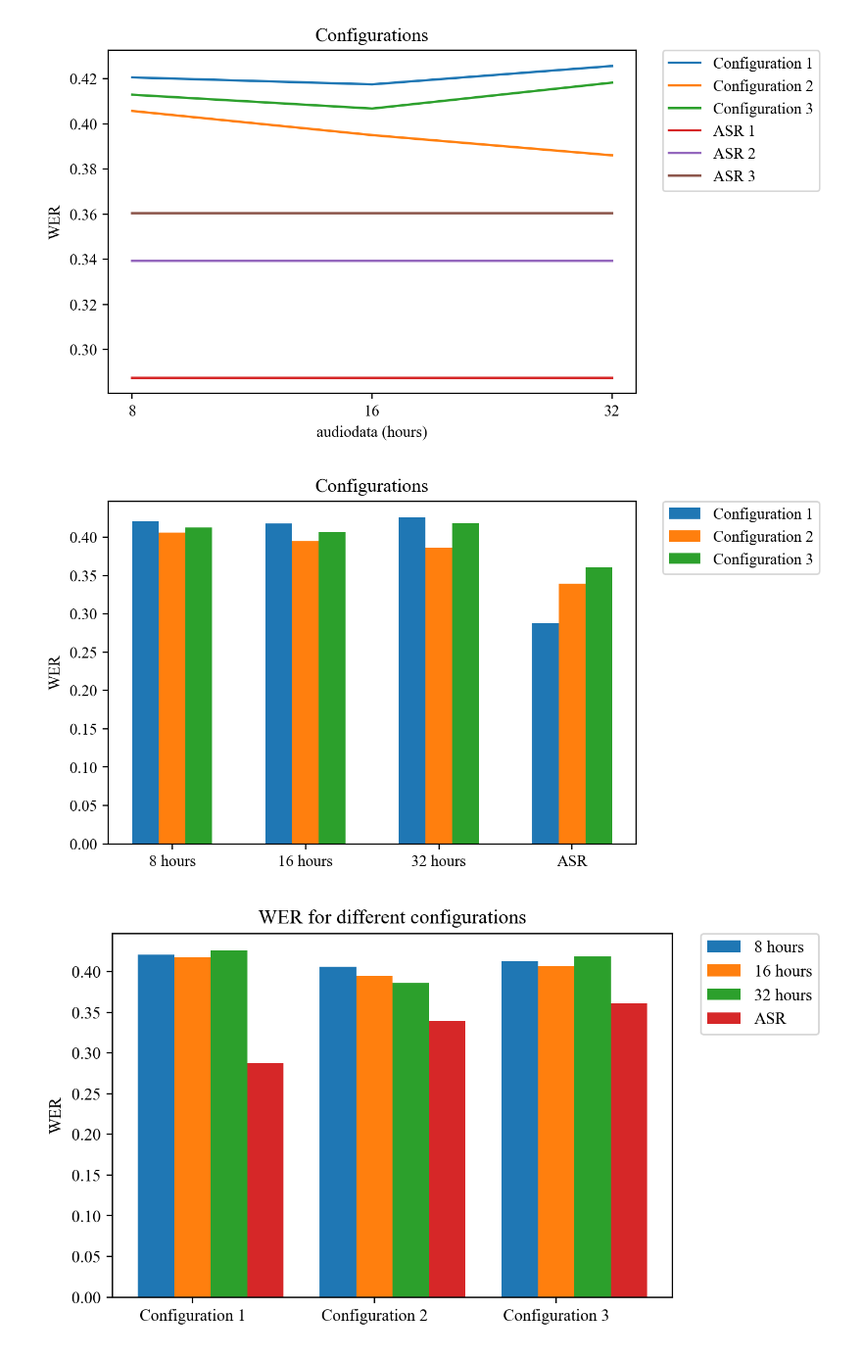
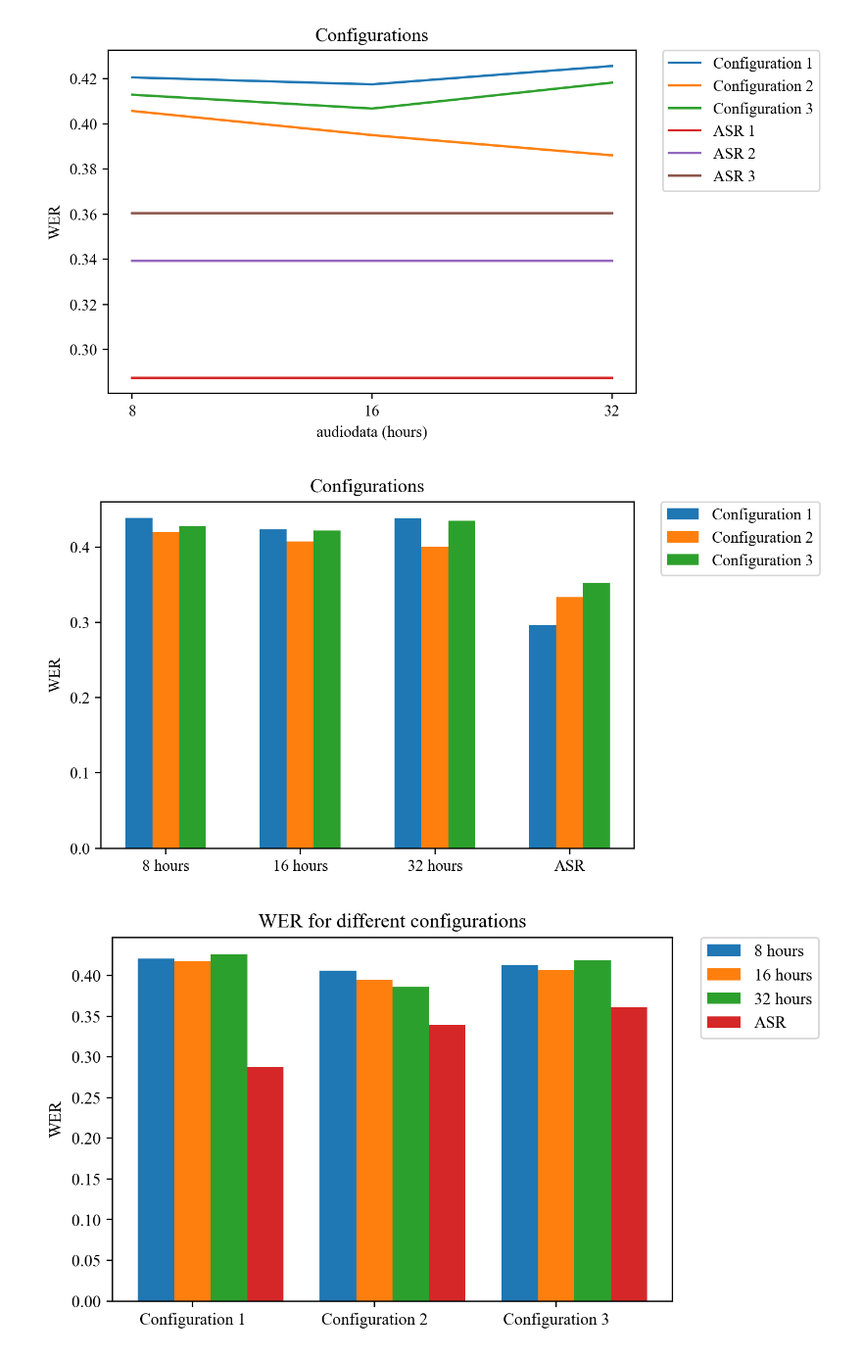
Before and after one commit to Thomaskolb/bsc-thesis, a Jupyter notebook: scripts/results/thesis-results.ipynb, the cells around one changed output. Shown at 98% size. Cells and saved outputs as stored; diff of their text form; code cells hidden in the pictures.

```diff
--- a/scripts/results/thesis-results.ipynb
+++ b/scripts/results/thesis-results.ipynb
@@ -63,34 +63,34 @@ plt.show()
 # %%
 # old garbage
 # data = {
 #         'Configuration 1': [0.4205669671663695, 0.41747871716981055, 0.42561384172120553, 0.2874460738421658], #0:50:32.936000
 #         'Configuration 2': [0.4056876739594236, 0.3949950689869304, 0.3860400177398728, 0.33927041341867675], #1:06:01.672000
 #         'Configuration 3': [0.4128892392107573, 0.4067541928500564, 0.41824517531907135, 0.36049485629530365] #1:00:00.798000
 #        }
 data = {
-        'Configuration 1': [], #0:50:32.936000
-        'Configuration 2': [], #1:06:01.672000
-        'Configuration 3': [] #1:00:00.798000
-
+        'Configuration 1': [0.4383145091225022, 0.4236895453229076, 0.4377353026353895, 0.2961193165363452], #0:50:32.936000
+        'Configuration 2': [0.41932579773932177, 0.4070221066319896, 0.40082024607382216, 0.3334000200060018], #1:06:01.672000
+        'Configuration 3': [0.42803638309256287, 0.42215088282504015, 0.4348849652220439, 0.35280898876404493] #1:00:00.798000
+        }
 labels = ['8 hours', '16 hours', '32 hours', 'ASR']
 colors = ['r', 'g', 'b']
 x = np.arange(len(labels))
 width = 0.2
 
 fig, ax = plt.subplots()
 
 for i, key in enumerate(data):
     offsets = x - width + (i*width)
     ax.bar(offsets, data[key], width, label=key)
 
 ax.set_ylabel('WER')
 ax.set_title('Configurations')
 ax.set_xticks(x, labels)
 ax.legend(bbox_to_anchor=(1.05, 1), loc='upper left', borderaxespad=0.)
 
 plt.show()
 # %% [output]
-[figure, old version]
+[figure, new version]
 # %%
 data = {
         '8 hours': [0.4205669671663695, 0.4056876739594236, 0.4128892392107573],
```
Also changed, not shown: parts of 6 cells of this notebook, 1 other file.
